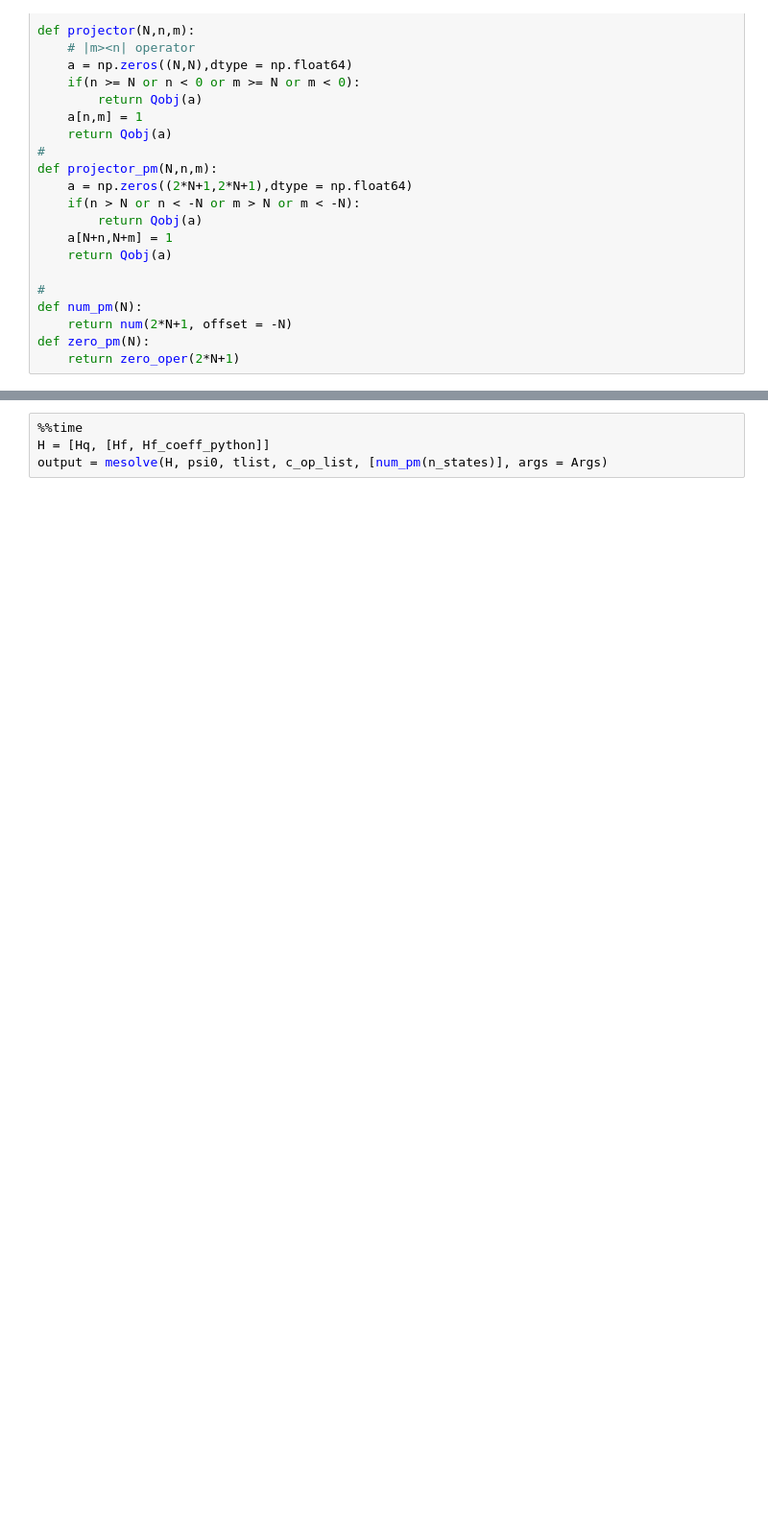
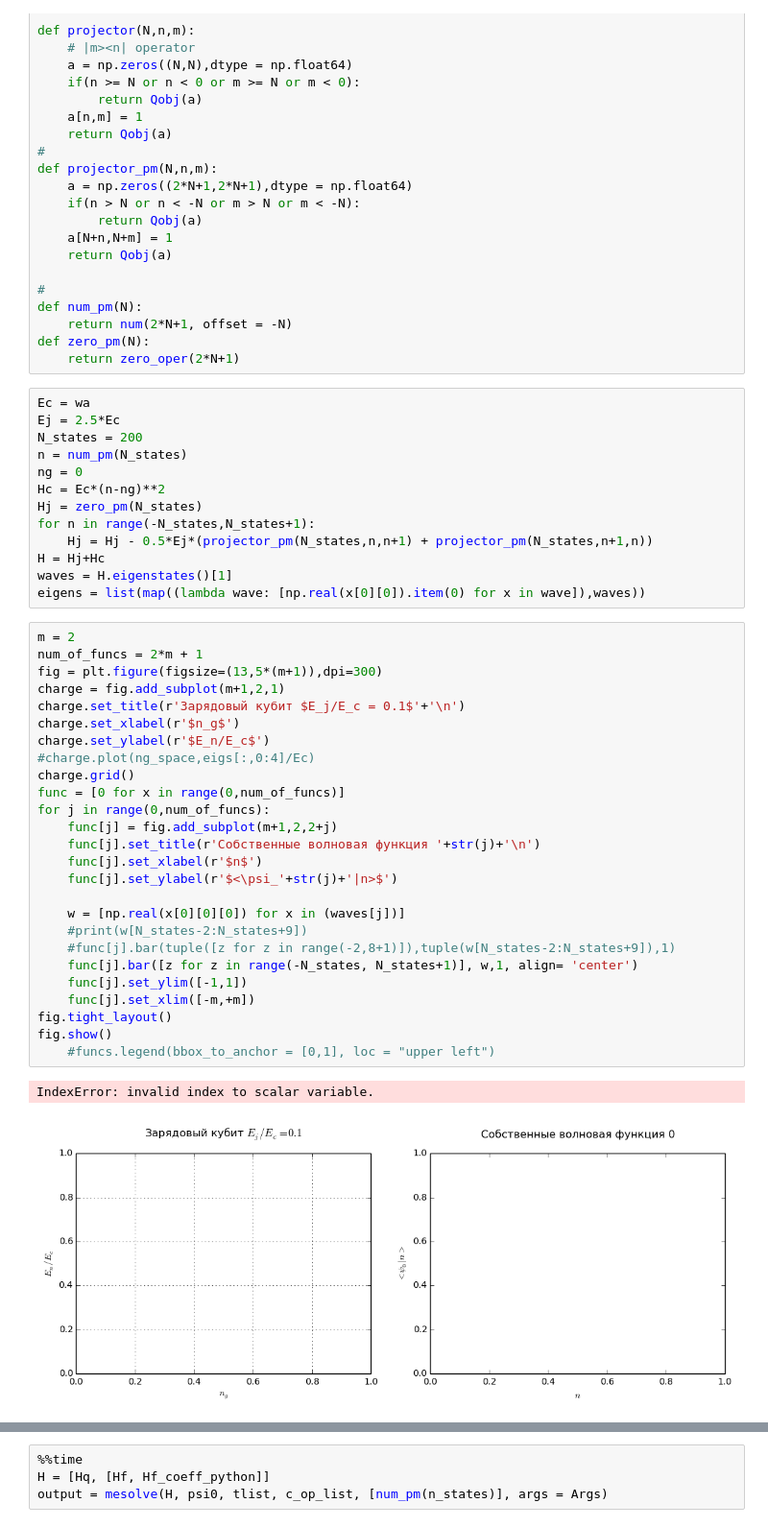
Before and after one commit to safoex/qubitlab, a Jupyter notebook: python/qutip/Transmon dynamics.ipynb, the cells around one changed output, grey strips where cells are left out. Shown at 96% size. Cells and saved outputs as stored; diff of their text form; blank space fills up the shorter version.

Commit message:
Transmon correct basis and projectors

```diff
--- a/python/qutip/Transmon dynamics.ipynb
+++ b/python/qutip/Transmon dynamics.ipynb
@@ -41,6 +41,48 @@ def num_pm(N):
     return num(2*N+1, offset = -N)
 def zero_pm(N):
     return zero_oper(2*N+1)
+# %%
+Ec = wa
+Ej = 2.5*Ec
+N_states = 200
+n = num_pm(N_states)
+ng = 0
+Hc = Ec*(n-ng)**2
+Hj = zero_pm(N_states)
+for n in range(-N_states,N_states+1):
+    Hj = Hj - 0.5*Ej*(projector_pm(N_states,n,n+1) + projector_pm(N_states,n+1,n))
+H = Hj+Hc
+waves = H.eigenstates()[1]
+eigens = list(map((lambda wave: [np.real(x[0][0]).item(0) for x in wave]),waves))
+# %%
+m = 2
+num_of_funcs = 2*m + 1
+fig = plt.figure(figsize=(13,5*(m+1)),dpi=300)
+charge = fig.add_subplot(m+1,2,1)
+charge.set_title(r'Зарядовый кубит $E_j/E_c = 0.1$'+'\n')
+charge.set_xlabel(r'$n_g$')
+charge.set_ylabel(r'$E_n/E_c$')
+#charge.plot(ng_space,eigs[:,0:4]/Ec)
+charge.grid()
+func = [0 for x in range(0,num_of_funcs)]
+for j in range(0,num_of_funcs):
+    func[j] = fig.add_subplot(m+1,2,2+j)
+    func[j].set_title(r'Собственные волновая функция '+str(j)+'\n')
+    func[j].set_xlabel(r'$n$')
+    func[j].set_ylabel(r'$<\psi_'+str(j)+'|n>$')
+
+    w = [np.real(x[0][0][0]) for x in (waves[j])]
+    #print(w[N_states-2:N_states+9])
+    #func[j].bar(tuple([z for z in range(-2,8+1)]),tuple(w[N_states-2:N_states+9]),1)
+    func[j].bar([z for z in range(-N_states, N_states+1)], w,1, align= 'center')
+    func[j].set_ylim([-1,1])
+    func[j].set_xlim([-m,+m])
+fig.tight_layout()
+fig.show()
+    #funcs.legend(bbox_to_anchor = [0,1], loc = "upper left")
+# %% [output]
+IndexError: invalid index to scalar variable.
+[figure, added]
 # %%
 Ec = wa
 Ej = 2.5*Ec
```
Also changed, not shown: parts of 4 cells of this notebook, 1 other file.
